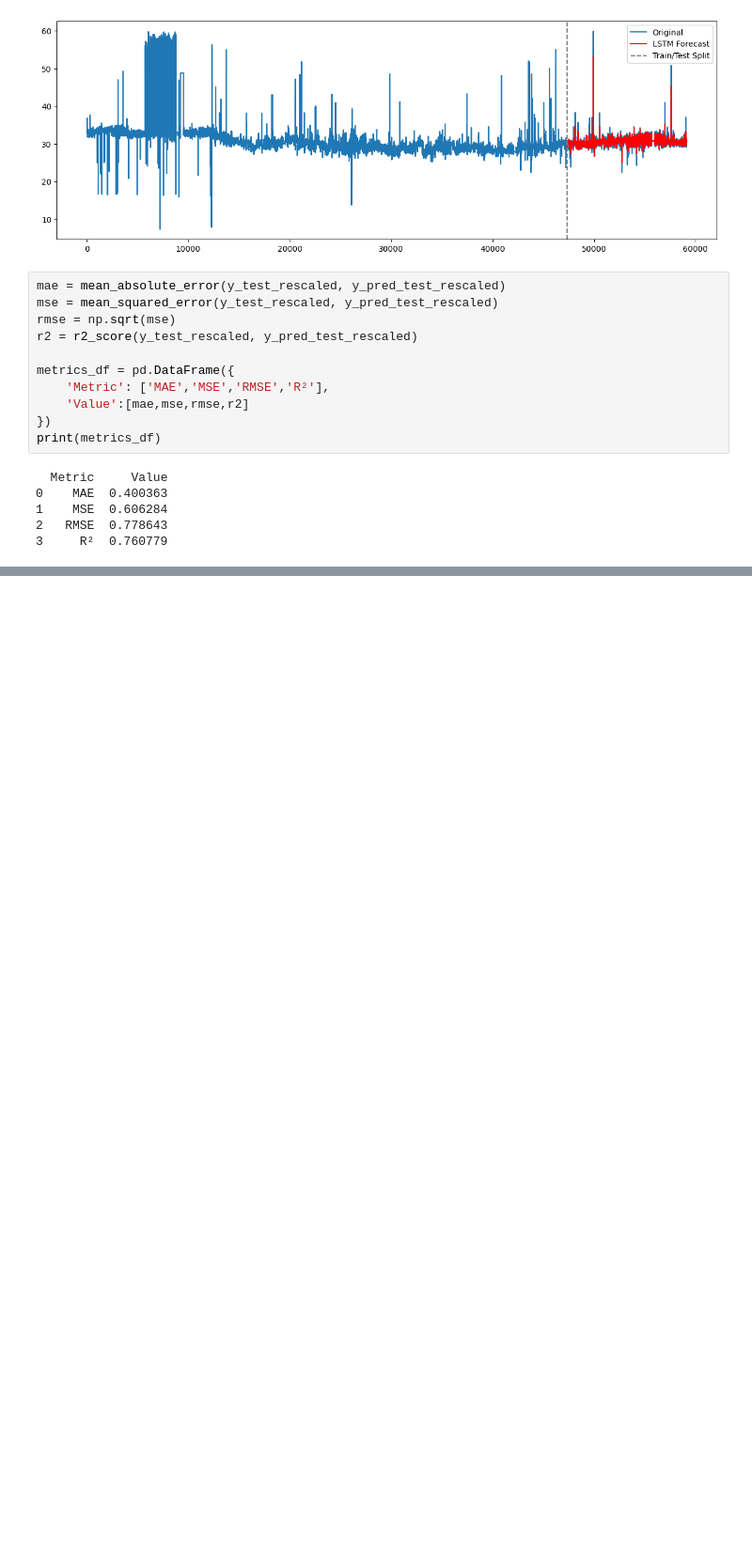
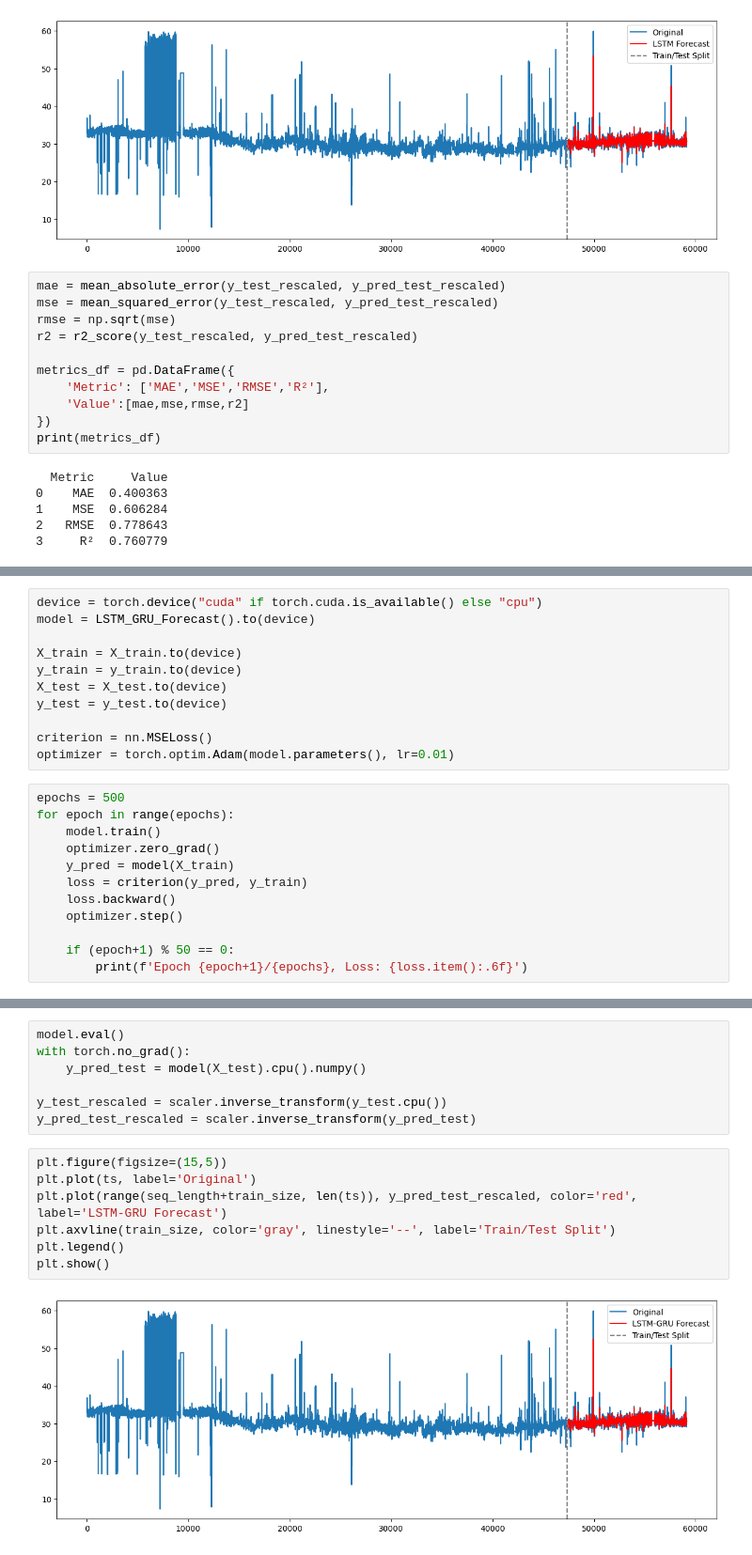
Before and after one commit to vadhri/ai-notebook, a Jupyter notebook: timeseries/ml/rnn_lstm_gru.ipynb, the cells around one changed output, grey strips where cells are left out. Shown at 94% size. Saved outputs shown, nothing was run; the diff lists cells and outputs as text; blank space fills up the shorter version.

```diff
--- a/timeseries/ml/rnn_lstm_gru.ipynb
+++ b/timeseries/ml/rnn_lstm_gru.ipynb
@@ -338,0 +352,23 @@ print(metrics_df)
+# %%
+device = torch.device("cuda" if torch.cuda.is_available() else "cpu")
+model = LSTM_GRU_Forecast().to(device)
+
+X_train = X_train.to(device)
+y_train = y_train.to(device)
+X_test = X_test.to(device)
+y_test = y_test.to(device)
+
+criterion = nn.MSELoss()
+optimizer = torch.optim.Adam(model.parameters(), lr=0.01)
+# %%
+epochs = 500
+for epoch in range(epochs):
+    model.train()
+    optimizer.zero_grad()
+    y_pred = model(X_train)
+    loss = criterion(y_pred, y_train)
+    loss.backward()
+    optimizer.step()
+
+    if (epoch+1) % 50 == 0:
+        print(f'Epoch {epoch+1}/{epochs}, Loss: {loss.item():.6f}')
@@ -338,0 +386,16 @@ print(metrics_df)
+# %%
+model.eval()
+with torch.no_grad():
+    y_pred_test = model(X_test).cpu().numpy()
+
+y_test_rescaled = scaler.inverse_transform(y_test.cpu())
+y_pred_test_rescaled = scaler.inverse_transform(y_pred_test)
+# %%
+plt.figure(figsize=(15,5))
+plt.plot(ts, label='Original')
+plt.plot(range(seq_length+train_size, len(ts)), y_pred_test_rescaled, color='red', label='LSTM-GRU Forecast')
+plt.axvline(train_size, color='gray', linestyle='--', label='Train/Test Split')
+plt.legend()
+plt.show()
+# %% [output]
+[figure, added]
```
Also changed, not shown: parts of 3 cells of this notebook.
